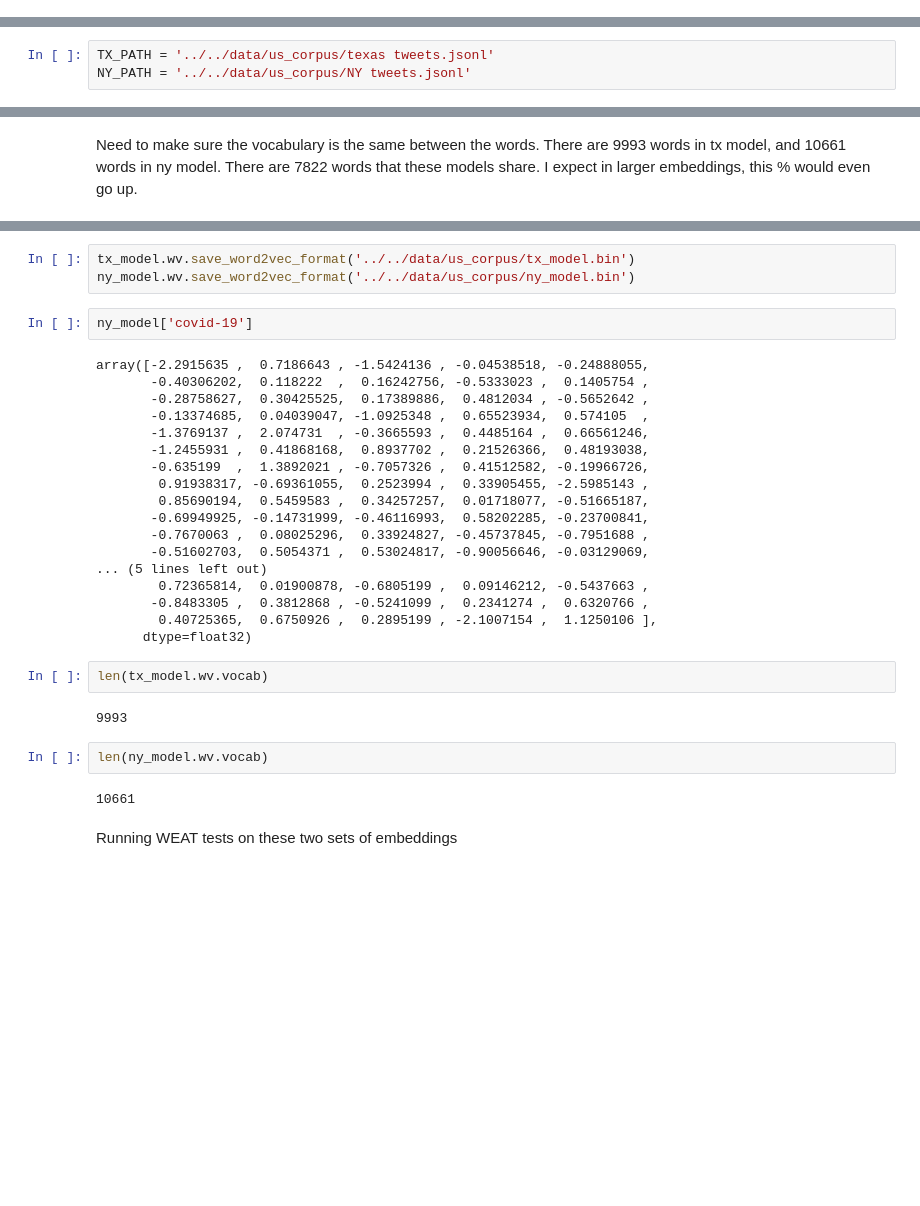
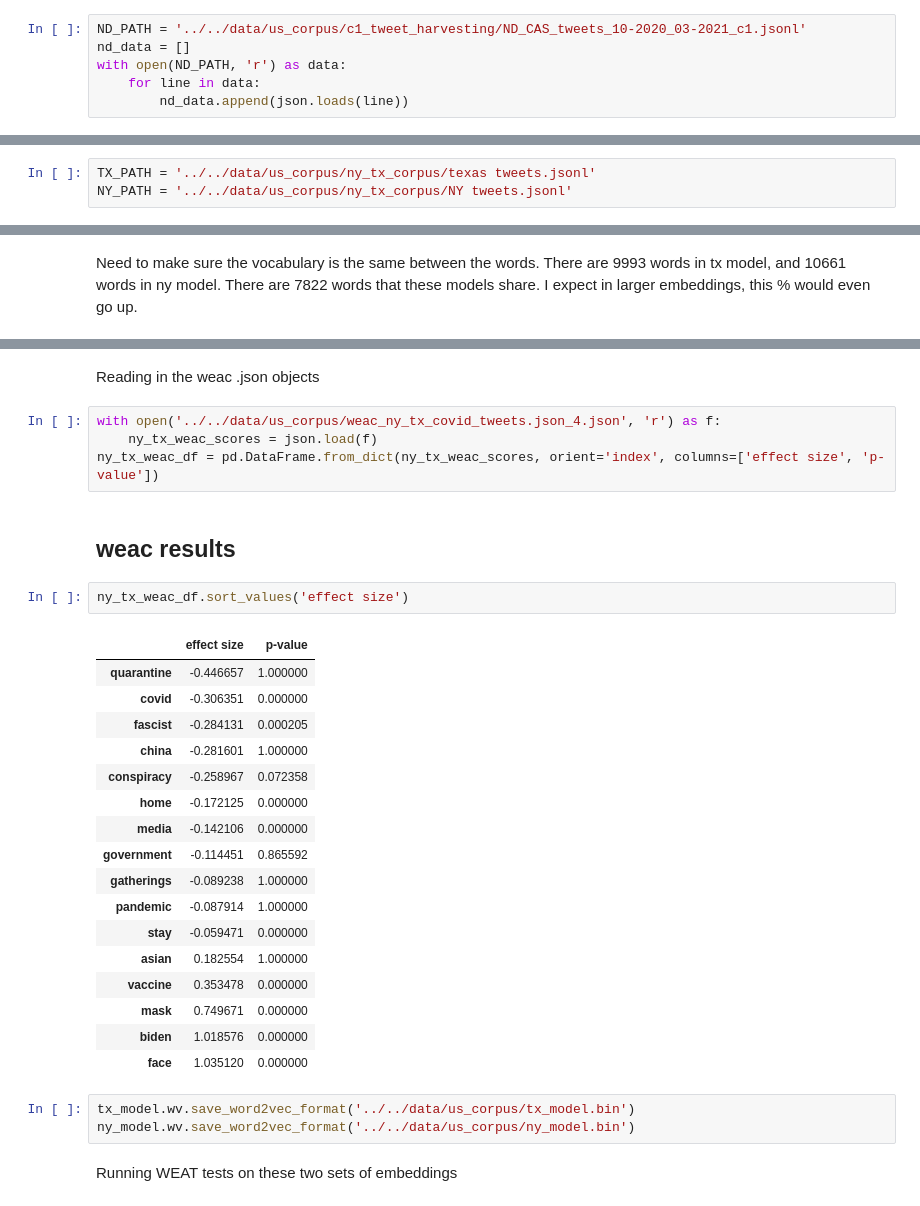
Before and after one commit to adimaini/WEAT-WEFAT, a Jupyter notebook: src/notebooks/US State COVID Tweets.ipynb, the cells around one changed output, grey strips where cells are left out. Saved outputs shown, nothing was run; the diff lists cells and outputs as text; blank space fills up the shorter version.

```diff
--- a/src/notebooks/US State COVID Tweets.ipynb
+++ b/src/notebooks/US State COVID Tweets.ipynb
@@ -20,0 +39,6 @@ importlib.reload(weat_tables)
+# %%
+ND_PATH = '../../data/us_corpus/c1_tweet_harvesting/ND_CAS_tweets_10-2020_03-2021_c1.jsonl'
+nd_data = []
+with open(ND_PATH, 'r') as data:
+    for line in data:
+        nd_data.append(json.loads(line))
@@ -21,6 +108,6 @@ importlib.reload(weat_tables)
 # %%
-TX_PATH = '../../data/us_corpus/texas tweets.jsonl'
-NY_PATH = '../../data/us_corpus/NY tweets.jsonl'
+TX_PATH = '../../data/us_corpus/ny_tx_corpus/texas tweets.jsonl'
+NY_PATH = '../../data/us_corpus/ny_tx_corpus/NY tweets.jsonl'
 # %%
 # reading in the json files
 tx_data = []
@@ -232,34 +245,34 @@ ny_model = gensim.models.Word2Vec(ny_filtered_sentences, size=300)
+# %% [markdown]
+Reading in the weac .json objects
+# %%
+with open('../../data/us_corpus/weac_ny_tx_covid_tweets.json_4.json', 'r') as f:
+    ny_tx_weac_scores = json.load(f)
+ny_tx_weac_df = pd.DataFrame.from_dict(ny_tx_weac_scores, orient='index', columns=['effect size', 'p-value'])
+# %% [markdown]
+## weac results
+# %%
+ny_tx_weac_df.sort_values('effect size')
+# %% [output]
+|  | effect size | p-value |
+| quarantine | -0.446657 | 1.000000 |
+| covid | -0.306351 | 0.000000 |
+| fascist | -0.284131 | 0.000205 |
+| china | -0.281601 | 1.000000 |
+| conspiracy | -0.258967 | 0.072358 |
+| home | -0.172125 | 0.000000 |
+| media | -0.142106 | 0.000000 |
+| government | -0.114451 | 0.865592 |
+| gatherings | -0.089238 | 1.000000 |
+| pandemic | -0.087914 | 1.000000 |
+| stay | -0.059471 | 0.000000 |
+| asian | 0.182554 | 1.000000 |
+| vaccine | 0.353478 | 0.000000 |
+| mask | 0.749671 | 0.000000 |
+| biden | 1.018576 | 0.000000 |
+| face | 1.035120 | 0.000000 |
 # %%
 tx_model.wv.save_word2vec_format('../../data/us_corpus/tx_model.bin')
 ny_model.wv.save_word2vec_format('../../data/us_corpus/ny_model.bin')
-# %%
-ny_model['covid-19']
-# %% [output]
-array([-2.2915635 ,  0.7186643 , -1.5424136 , -0.04538518, -0.24888055,
-       -0.40306202,  0.118222  ,  0.16242756, -0.5333023 ,  0.1405754 ,
-       -0.28758627,  0.30425525,  0.17389886,  0.4812034 , -0.5652642 ,
-       -0.13374685,  0.04039047, -1.0925348 ,  0.65523934,  0.574105  ,
-       -1.3769137 ,  2.074731  , -0.3665593 ,  0.4485164 ,  0.66561246,
-       -1.2455931 ,  0.41868168,  0.8937702 ,  0.21526366,  0.48193038,
-       -0.635199  ,  1.3892021 , -0.7057326 ,  0.41512582, -0.19966726,
-        0.91938317, -0.69361055,  0.2523994 ,  0.33905455, -2.5985143 ,
-        0.85690194,  0.5459583 ,  0.34257257,  0.01718077, -0.51665187,
-       -0.69949925, -0.14731999, -0.46116993,  0.58202285, -0.23700841,
-       -0.7670063 ,  0.08025296,  0.33924827, -0.45737845, -0.7951688 ,
-       -0.51602703,  0.5054371 ,  0.53024817, -0.90056646, -0.03129069,
-... (5 lines left out)
-        0.72365814,  0.01900878, -0.6805199 ,  0.09146212, -0.5437663 ,
-       -0.8483305 ,  0.3812868 , -0.5241099 ,  0.2341274 ,  0.6320766 ,
-        0.40725365,  0.6750926 ,  0.2895199 , -2.1007154 ,  1.1250106 ],
-      dtype=float32)
-# %%
-len(tx_model.wv.vocab)
-# %% [output]
-9993
-# %%
-len(ny_model.wv.vocab)
-# %% [output]
-10661
 # %% [markdown]
 Running WEAT tests on these two sets of embeddings
 # %%
```
Also changed, not shown: parts of 51 cells of this notebook, 8 other files.
